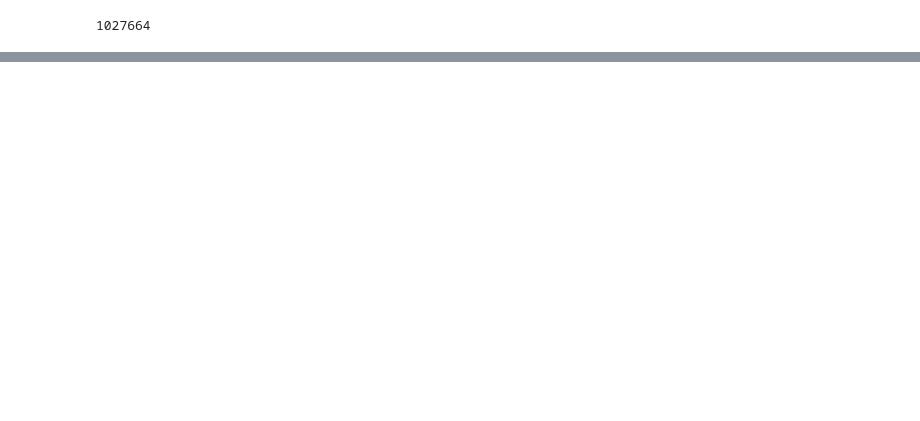
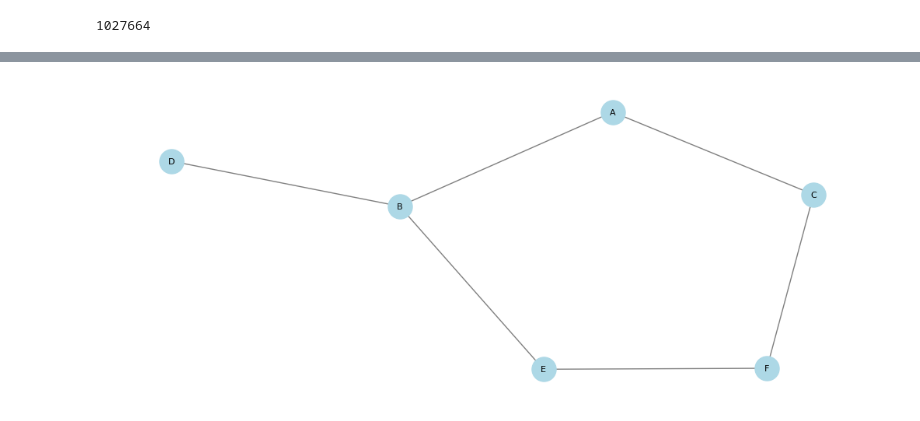
Before and after one commit to Nafru3/PoetNetwork, a Jupyter notebook: main.ipynb, the cells around one changed output, grey strips where cells are left out. Saved outputs shown, nothing was run; the diff lists cells and outputs as text; code cells hidden in the pictures; blank space fills up the shorter version.

```diff
--- a/main.ipynb
+++ b/main.ipynb
@@ -220,0 +419,31 @@ plot.show()
+# %%
+import networkx as nx
+import matplotlib.pyplot as plt
+from pyvis.network import Network
+
+
+graph = {
+    'A': ['B', 'C'],
+    'B': ['A', 'D', 'E'],
+    'C': ['A', 'F'],
+    'D': ['B'],
+    'E': ['B', 'F'],
+    'F': ['C', 'E']
+}
+
+G = nx.Graph()
+
+for node, neighbors in graph.items():
+    for neighbor in neighbors:
+        G.add_edge(node, neighbor)
+
+# Dessin du graphe
+plt.figure(figsize=(10, 4))
+nx.draw(G, with_labels=True, node_color='lightblue', edge_color='gray', node_size=500, font_size=8)
+
+
+
+
+plt.show()
+# %% [output]
+[figure, added]
```
Also changed, not shown: parts of 15 cells of this notebook, 9 other files.
